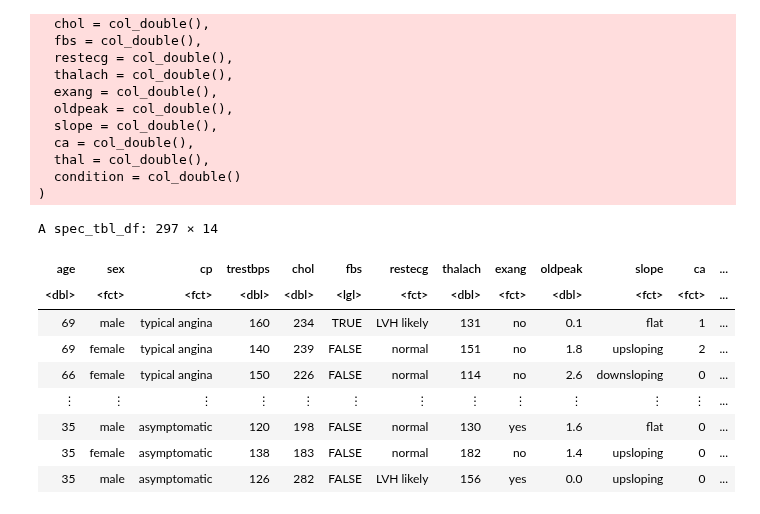
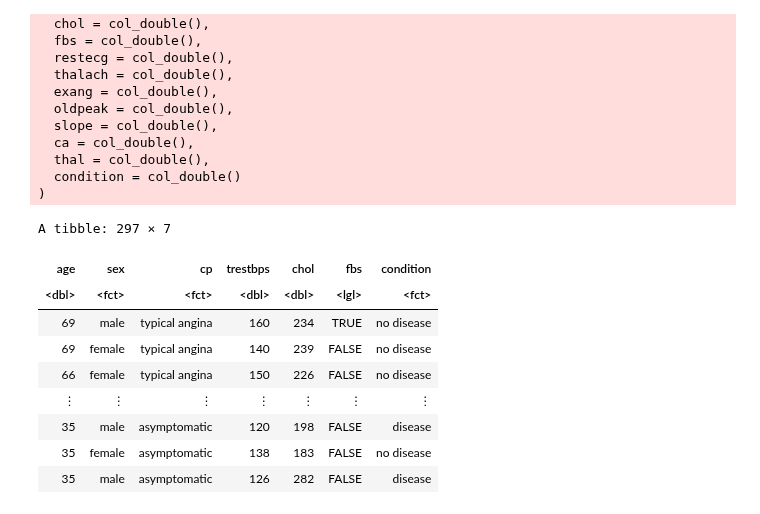
Before and after one commit to ssyl29/group_project, a Jupyter notebook: report.ipynb, the cells around one changed output. Cells and saved outputs as stored; diff of their text form; code cells hidden in the pictures.

Commit message:
tidied table in report

```diff
--- a/report.ipynb
+++ b/report.ipynb
@@ -44,44 +44,45 @@ cols(
 # %%
 heart_data <- heart_data %>%
     mutate(sex = as.factor(sex),
            sex = recode(sex, "0" = "female", "1" = "male"),
           cp = as.factor(cp),
            cp = recode(cp, "0" = "typical angina",
                       "1" = "atypical angina",
                       "2" = "non-anginal pain",
                       "3" = "asymptomatic"),
            fbs = as.logical(fbs),
           restecg = as.factor(restecg),
            restecg = recode(restecg, "0" = "normal",
                            "1" = "ST-T abnormal",
                            "2" = "LVH likely"),  #left ventricular hypertrophy
            exang = as.factor(exang),
            exang = recode(exang, "0" = "no",
                           "1" = "yes"),
           slope = as.factor(slope),
            slope = recode(slope, "0" = "upsloping",
                          "1" = "flat",
                          "2" = "downsloping"),
            ca = as.factor(ca),
           thal = as.factor(thal),
            thal = recode(thal, "0" = "normal",
                         "1" = "fixed defect",
                         "2" = "reversable defect"),
           condition = as.factor(condition),
           condition = recode(condition, "0" = "no disease",
-                            "1" = "disease"))
+                            "1" = "disease")) %>%
+    select(age, sex, cp, trestbps, chol, fbs, condition)
 heart_data
 # %% [output]
-A spec_tbl_df: 297 × 14
+A tibble: 297 × 7
-| age | sex | cp | trestbps | chol | fbs | restecg | thalach | exang | oldpeak | slope | ca | ... |
-| <dbl> | <fct> | <fct> | <dbl> | <dbl> | <lgl> | <fct> | <dbl> | <fct> | <dbl> | <fct> | <fct> | ... |
-| 69 | male | typical angina | 160 | 234 | TRUE | LVH likely | 131 | no | 0.1 | flat | 1 | ... |
-| 69 | female | typical angina | 140 | 239 | FALSE | normal | 151 | no | 1.8 | upsloping | 2 | ... |
-| 66 | female | typical angina | 150 | 226 | FALSE | normal | 114 | no | 2.6 | downsloping | 0 | ... |
-| ⋮ | ⋮ | ⋮ | ⋮ | ⋮ | ⋮ | ⋮ | ⋮ | ⋮ | ⋮ | ⋮ | ⋮ | ... |
-| 35 | male | asymptomatic | 120 | 198 | FALSE | normal | 130 | yes | 1.6 | flat | 0 | ... |
-| 35 | female | asymptomatic | 138 | 183 | FALSE | normal | 182 | no | 1.4 | upsloping | 0 | ... |
-| 35 | male | asymptomatic | 126 | 282 | FALSE | LVH likely | 156 | yes | 0.0 | upsloping | 0 | ... |
+| age | sex | cp | trestbps | chol | fbs | condition |
+| <dbl> | <fct> | <fct> | <dbl> | <dbl> | <lgl> | <fct> |
+| 69 | male | typical angina | 160 | 234 | TRUE | no disease |
+| 69 | female | typical angina | 140 | 239 | FALSE | no disease |
+| 66 | female | typical angina | 150 | 226 | FALSE | no disease |
+| ⋮ | ⋮ | ⋮ | ⋮ | ⋮ | ⋮ | ⋮ |
+| 35 | male | asymptomatic | 120 | 198 | FALSE | disease |
+| 35 | female | asymptomatic | 138 | 183 | FALSE | no disease |
+| 35 | male | asymptomatic | 126 | 282 | FALSE | disease |
 # %%
 set.seed(2000)
 
```
Also changed, not shown: parts of 1 cell of this notebook.
